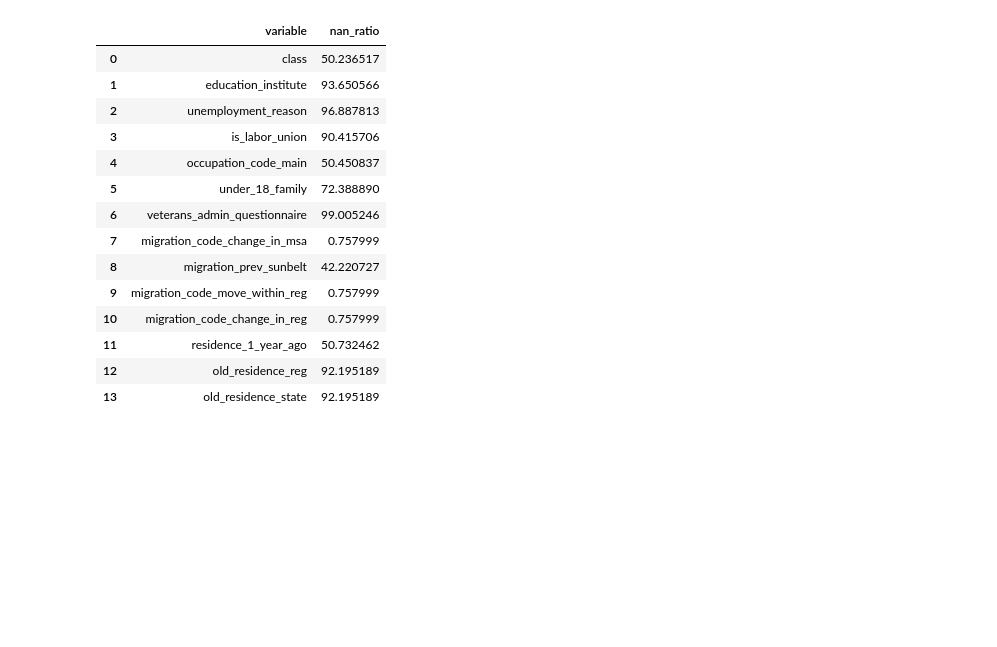
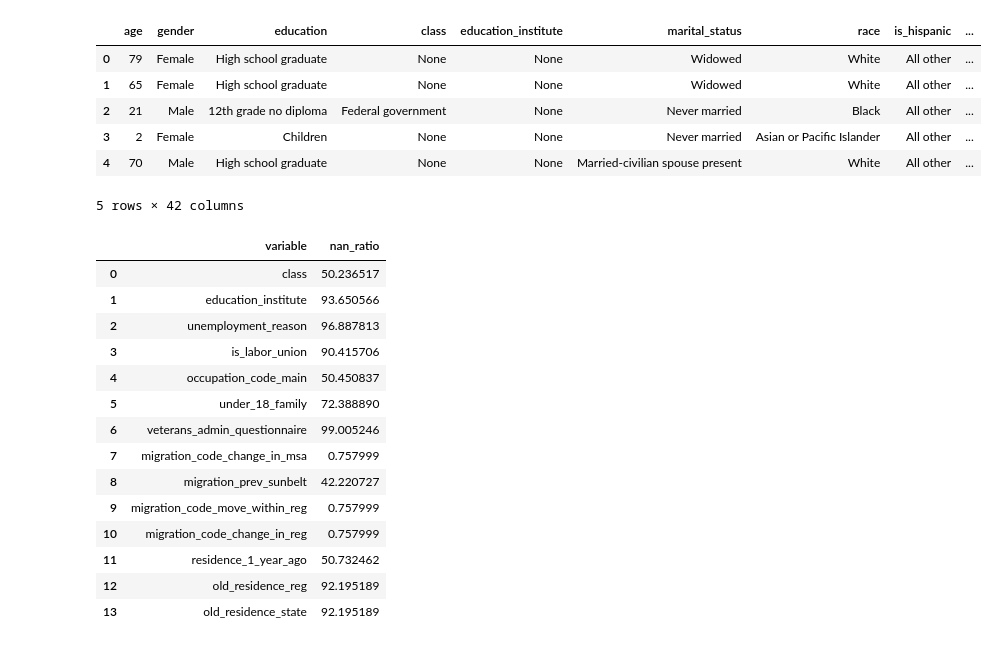
Before and after one commit to hanksnowdon/DataMiningProject, a Jupyter notebook: notebooks/02_Preprocessing.ipynb, the cells around one changed output. Saved outputs shown, nothing was run; the diff lists cells and outputs as text; code cells hidden in the pictures; blank space fills up the shorter version.

```diff
--- a/notebooks/02_Preprocessing.ipynb
+++ b/notebooks/02_Preprocessing.ipynb
@@ -13,3 +13,13 @@ data = pd.read_csv(os.path.join(DATA_PATH,'Train.csv'))
+# %%
+data.head()
+# %% [output]
+|  | age | gender | education | class | education_institute | marital_status | race | is_hispanic | ... |
+| 0 | 79 | Female | High school graduate | None | None | Widowed | White | All other | ... |
+| 1 | 65 | Female | High school graduate | None | None | Widowed | White | All other | ... |
+| 2 | 21 | Male | 12th grade no diploma | Federal government | None | Never married | Black | All other | ... |
+| 3 | 2 | Female | Children | None | None | Never married | Asian or Pacific Islander | All other | ... |
+| 4 | 70 | Male | High school graduate | None | None | Married-civilian spouse present | White | All other | ... |
+5 rows × 42 columns
 # %%
 def nan_ratio(df):
     cont = []
```
Also changed, not shown: parts of 11 cells of this notebook, 4 other files.
